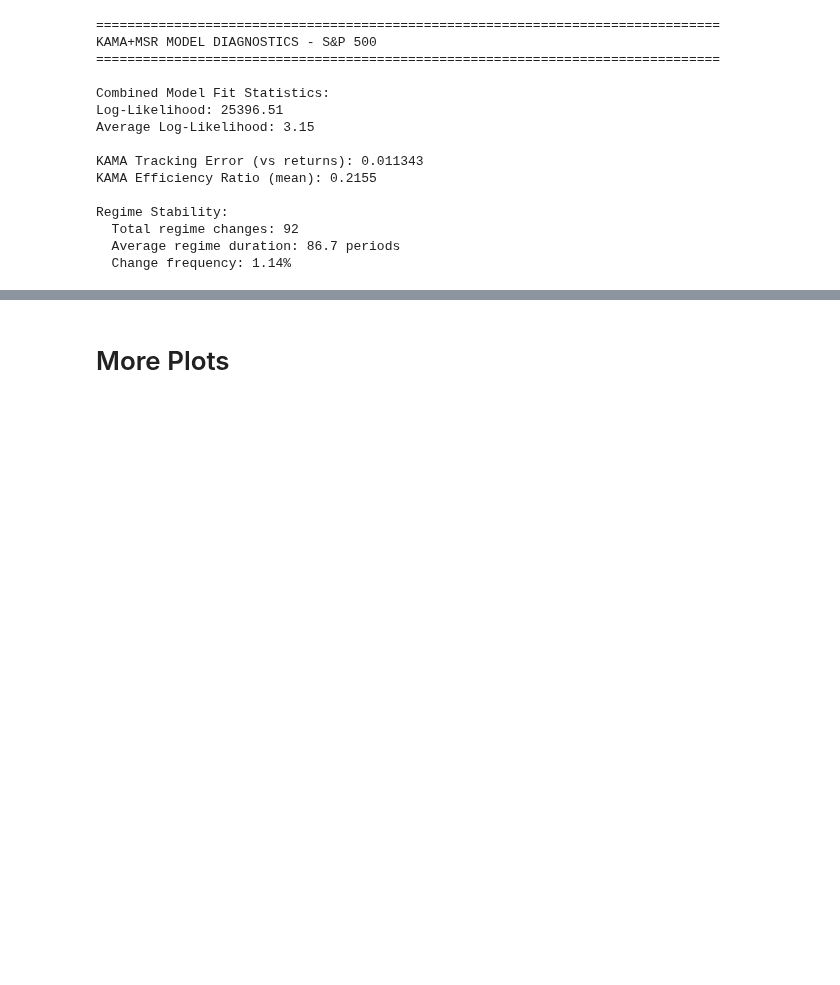
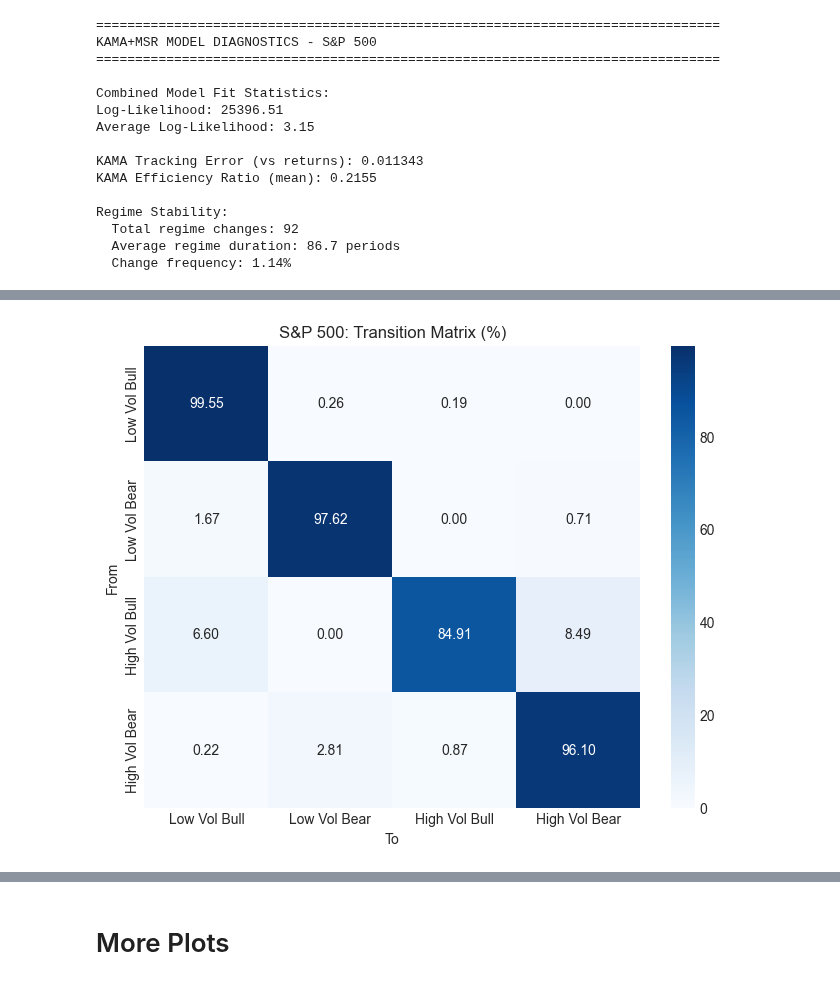
Before and after one commit to jessego20/FE800_project_code, a Jupyter notebook: load_and_analyze.ipynb, the cells around one changed output, grey strips where cells are left out. Cells and saved outputs as stored; diff of their text form; code cells hidden in the pictures; blank space fills up the shorter version.

```diff
--- a/load_and_analyze.ipynb
+++ b/load_and_analyze.ipynb
@@ -170 +175,9 @@ transition_results[1]['transition_probabilities']
+# %%
+# Heatmap of level 1 transition matrix
+plt.figure(figsize=(8, 6))
+sns.heatmap(level1_transition_matrix, annot=True, fmt=".2f", cmap="Blues")
+plt.title(f"{asset_name}: Transition Matrix (%)")
+plt.show()
+# %% [output]
+[figure, added]
 # %%
```
Also changed, not shown: parts of 3 cells of this notebook, 14 other files.
